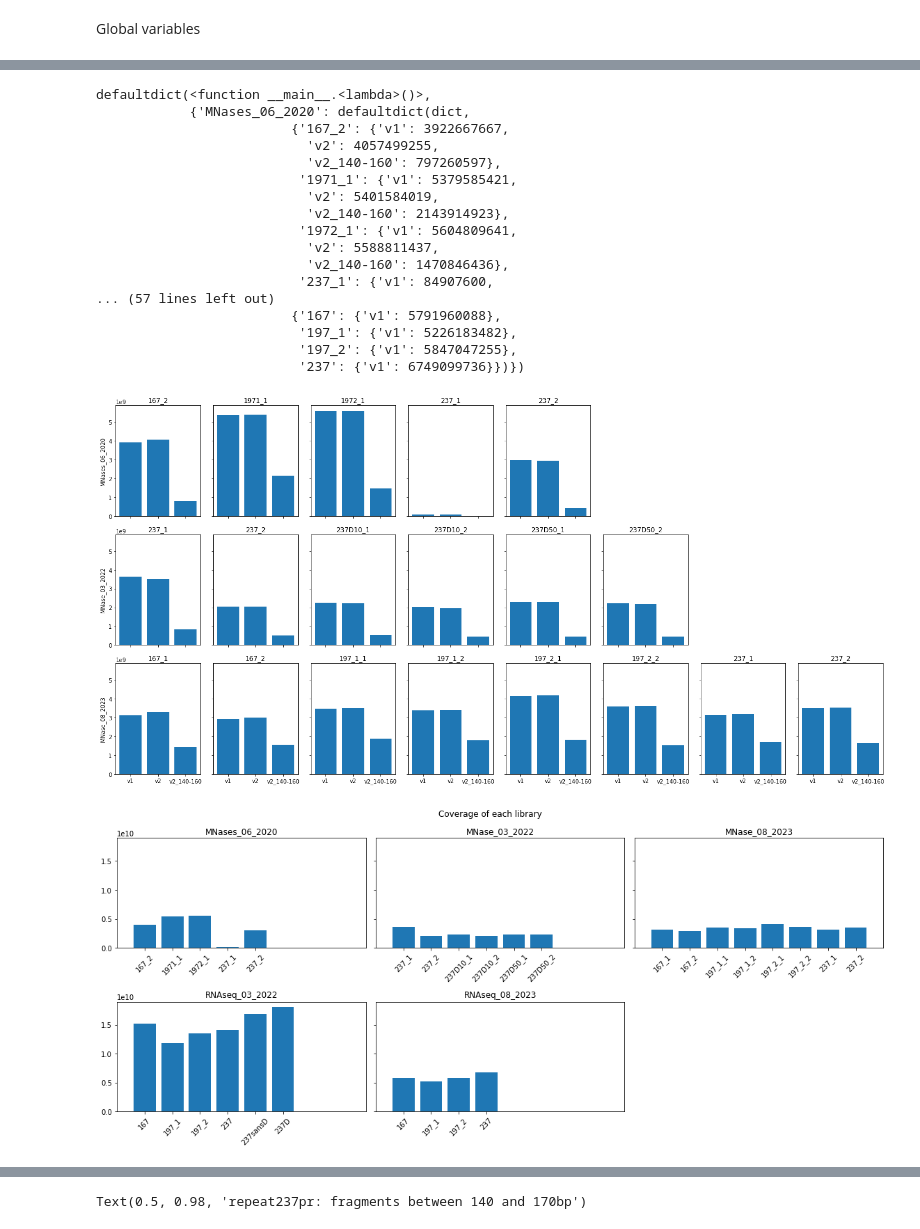
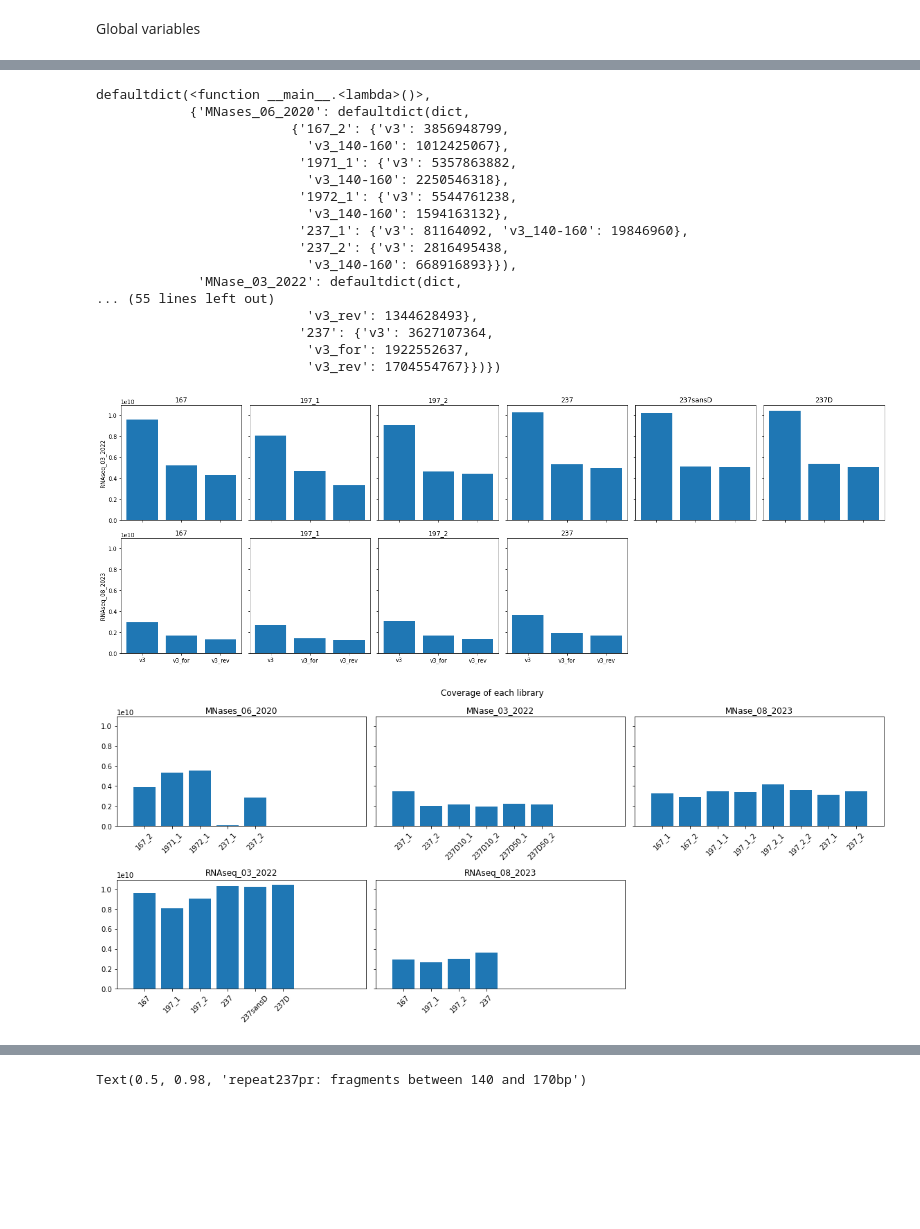
Before and after one commit to Alexwestbrook/mnhn-internship_DeepCNN_ChIP-seq, a Jupyter notebook: JB_alignment_analysis.ipynb, the cells around one changed output, grey strips where cells are left out. Drawn from its saved outputs; the diff is of its cells as text; code cells hidden in the pictures; blank space fills up the shorter version.

```diff
--- a/JB_alignment_analysis.ipynb
+++ b/JB_alignment_analysis.ipynb
@@ -156,9 +163,9 @@ filename.stem, filename.parent.name
 # %%
 import re
-r2020 = re.compile('[\S]*(167|1971|1972|237)[\S]*(.)(_101bp[\S]*|_paired)$')
-r2022 = re.compile('[\S]*(237[^_]*)_(.)[\S]*(_101bp[\S]*|_paired)$')
-r2023 = re.compile('[\S]*(167|197_1|197_2|237)_[^_]*_(.)[\S]*(_101bp[\S]*|_paired)$')
-rrna = re.compile('[\S]*(167|197_1|197_2|237[^_]*)[\S]*(_101bp[\S]*|_paired)$')
+r2020 = re.compile('[\S]*(167|1971|1972|237)[\S]*(.)(_trimfiltered[\S]*)$')
+r2022 = re.compile('[\S]*(237[^_]*)_(.)[\S]*(_trimfiltered[\S]*)$')
+r2023 = re.compile('[\S]*(167|197_1|197_2|237)_[^_]*_(.)[\S]*(_trimfiltered[\S]*)$')
+rrna = re.compile('[\S]*(167|197_1|197_2|237[^_]*)[\S]*(_trimfiltered[\S]*)$')
 re_dict = {'MNases_06_2020': r2020,
            'MNase_03_2022': r2022,
            'MNase_08_2023': r2023,
@@ -178,58 +185,64 @@ for filename, total in TOTALS.items():
     else:
         prefix, repl, suffix = grps
         prefix = prefix + '_' + repl
-    if suffix == '_paired':
-        suffix = 'v1'
-    elif suffix == '_101bp_max250':
-        suffix = 'v2'
+    if suffix == '_trimfiltered_max250_140-160':
+        suffix = 'v3_140-160'
+    elif suffix == '_trimfiltered_reads_for':
+        suffix = 'v3_for'
+    elif suffix == '_trimfiltered_reads_rev':
+        suffix = 'v3_rev'
     else:
-        suffix = 'v2_140-160'
+        suffix = 'v3'
     cov_dict[dirname][prefix][suffix] = int(total)
 cov_dict
 # %% [output]
 defaultdict(<function __main__.<lambda>()>,
             {'MNases_06_2020': defaultdict(dict,
-                         {'167_2': {'v1': 3922667667,
-                           'v2': 4057499255,
-                           'v2_140-160': 797260597},
-                          '1971_1': {'v1': 5379585421,
-                           'v2': 5401584019,
-                           'v2_140-160': 2143914923},
-                          '1972_1': {'v1': 5604809641,
-                           'v2': 5588811437,
-                           'v2_140-160': 1470846436},
-                          '237_1': {'v1': 84907600,
-... (57 lines left out)
-                         {'167': {'v1': 5791960088},
-                          '197_1': {'v1': 5226183482},
-                          '197_2': {'v1': 5847047255},
-                          '237': {'v1': 6749099736}})})
+                         {'167_2': {'v3': 3856948799,
+                           'v3_140-160': 1012425067},
+                          '1971_1': {'v3': 5357863882,
+                           'v3_140-160': 2250546318},
+                          '1972_1': {'v3': 5544761238,
+                           'v3_140-160': 1594163132},
+                          '237_1': {'v3': 81164092, 'v3_140-160': 19846960},
+                          '237_2': {'v3': 2816495438,
+                           'v3_140-160': 668916893}}),
+             'MNase_03_2022': defaultdict(dict,
+... (55 lines left out)
+                           'v3_rev': 1344628493},
+                          '237': {'v3': 3627107364,
+                           'v3_for': 1922552637,
+                           'v3_rev': 1704554767}})})
 # %%
-fig, axes = plt.subplots(3, 8, figsize=(20, 10), facecolor='w', layout='tight', sharey=True, sharex=True)
+# fig, axes = plt.subplots(3, 8, figsize=(20, 10), facecolor='w', layout='tight', sharey=True, sharex=True)
+fig, axes = plt.subplots(2, 6, figsize=(20, 7), facecolor='w', layout='tight', sharey=True, sharex=True)
 for i, dirname in enumerate(cov_dict.keys()):
-    if i >= 3:
-        break
+    # if i >= 3:
+    #     break
+    if not i >= 3:
+        continue
+    i -= 3
     axes[i, 0].set_ylabel(dirname)
     for j, (f_key, f_cov_dict) in enumerate(cov_dict[dirname].items()):
         axes[i, j].bar(list(f_cov_dict.keys()), list(f_cov_dict.values()))
         axes[i, j].set_title(f_key)
-    while j < 7:
+    while j < axes.shape[1] - 1:
         j += 1
         axes[i, j].set_axis_off()
 # %% [output]
-[figure, old version]
+[figure, new version]
 # %%
 fig, axes = plt.subplots(2, 3, figsize=(16, 7), facecolor='w', layout='tight', sharey=True)
 fig.suptitle('Coverage of each library')
 for ax, dirname in zip(axes.flatten(), cov_dict.keys()):
     ax.set_title(dirname)
-    ax.bar(cov_dict[dirname].keys(), [d['v1'] for d in cov_dict[dirname].values()])
+    ax.bar(cov_dict[dirname].keys(), [d['v3'] for d in cov_dict[dirname].values()])
     ax.set_xlim((-1, 8))
     for tick in ax.get_xticklabels():
         tick.set_rotation(45)
 axes[1, 2].set_axis_off()
 # %% [output]
-[figure, old version]
+[figure, new version]
 # %%
 start = 3500
 stop = -3500
```
Also changed, not shown: parts of 9 cells of this notebook, 1 other file.
